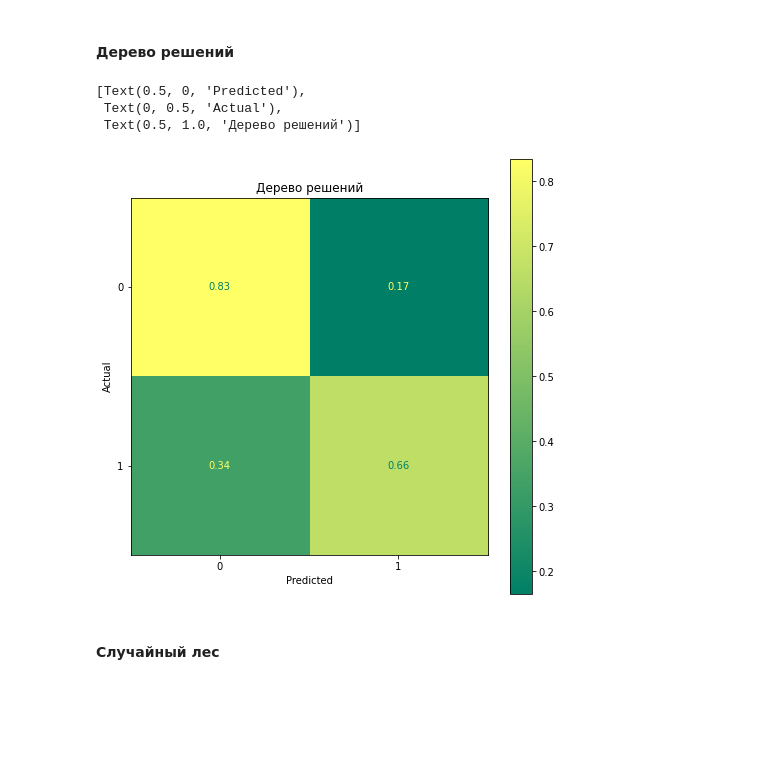
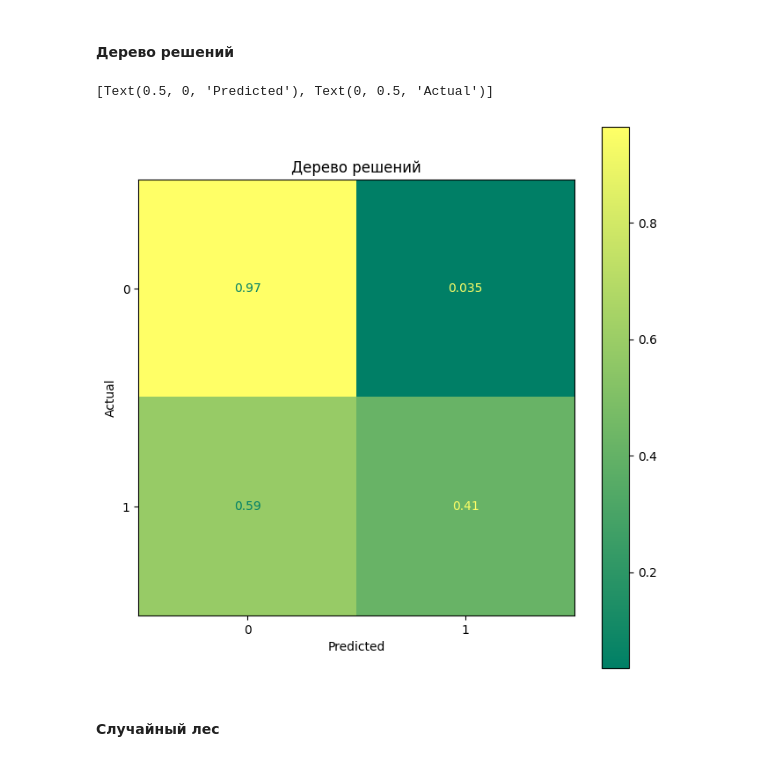
Before and after one commit to denismaslov/yandex, a Jupyter notebook: sprint6/yandex_practicum_sprint6.ipynb, the cells around one changed output. Saved outputs shown, nothing was run; the diff lists cells and outputs as text; code cells hidden in the pictures; blank space fills up the shorter version.

```diff
--- a/sprint6/yandex_practicum_sprint6.ipynb
+++ b/sprint6/yandex_practicum_sprint6.ipynb
@@ -114,7 +95,7 @@ from phik import resources, report
 # %% [markdown]
 ## Подготовка данных
 # %%
-data = pd.read_csv('/datasets/Churn.csv')
+data = pd.read_csv('/Users/denismaslov/yandex_projects/yandex/sprint6/Churn.csv')
 # %%
 display(data.head(10))
 # %% [output]
@@ -191,7 +172,7 @@ dtype: int64
 Природа пропусков не понятна, почему это поле не заполнено. Так как от общего датафрейма, эти данные составляют 9%, а также не представляется возможным спрогнозировать что здесь должно быть, предлагаю эти строки удалить.
 # %%
 #data = data.dropna(subset=['Tenure'])
-data['Tenure'].fillna(random.randint(1,27), inplace =True)
+data['Tenure'].fillna(random.randint(1,11), inplace =True)
 data.info()
 # %% [output]
 <class 'pandas.core.frame.DataFrame'>
@@ -698,14 +570,14 @@ plt.show()
 #### Дерево решений
 # %%
 fig, ax = plt.subplots(figsize=(8,8))
-plot_confusion_matrix(estimator=best_model_tree, X=features_valid, y_true=target_valid, ax=ax,
-                      normalize='true', cmap='summer')
-ax.set(xlabel='Predicted', ylabel='Actual', title='Дерево решений')
+disp = ConfusionMatrixDisplay.from_estimator (best_model_tree, features_valid, target_valid, ax=ax,normalize='true', cmap='summer')
+disp.ax_.set_title('Дерево решений')
+#plot_confusion_matrixay(estimator=best_model_tree, X=features_valid, y_true=target_valid, ax=ax,
+#                      normalize='true', cmap='summer')
+ax.set(xlabel='Predicted', ylabel='Actual')
 # %% [output]
-[Text(0.5, 0, 'Predicted'),
- Text(0, 0.5, 'Actual'),
- Text(0.5, 1.0, 'Дерево решений')]
+[Text(0.5, 0, 'Predicted'), Text(0, 0.5, 'Actual')]
-[figure, old version]
+[figure, new version]
 # %% [markdown]
 #### Случайный лес
 # %%
```
Also changed, not shown: parts of 77 cells of this notebook, 1 other file.
